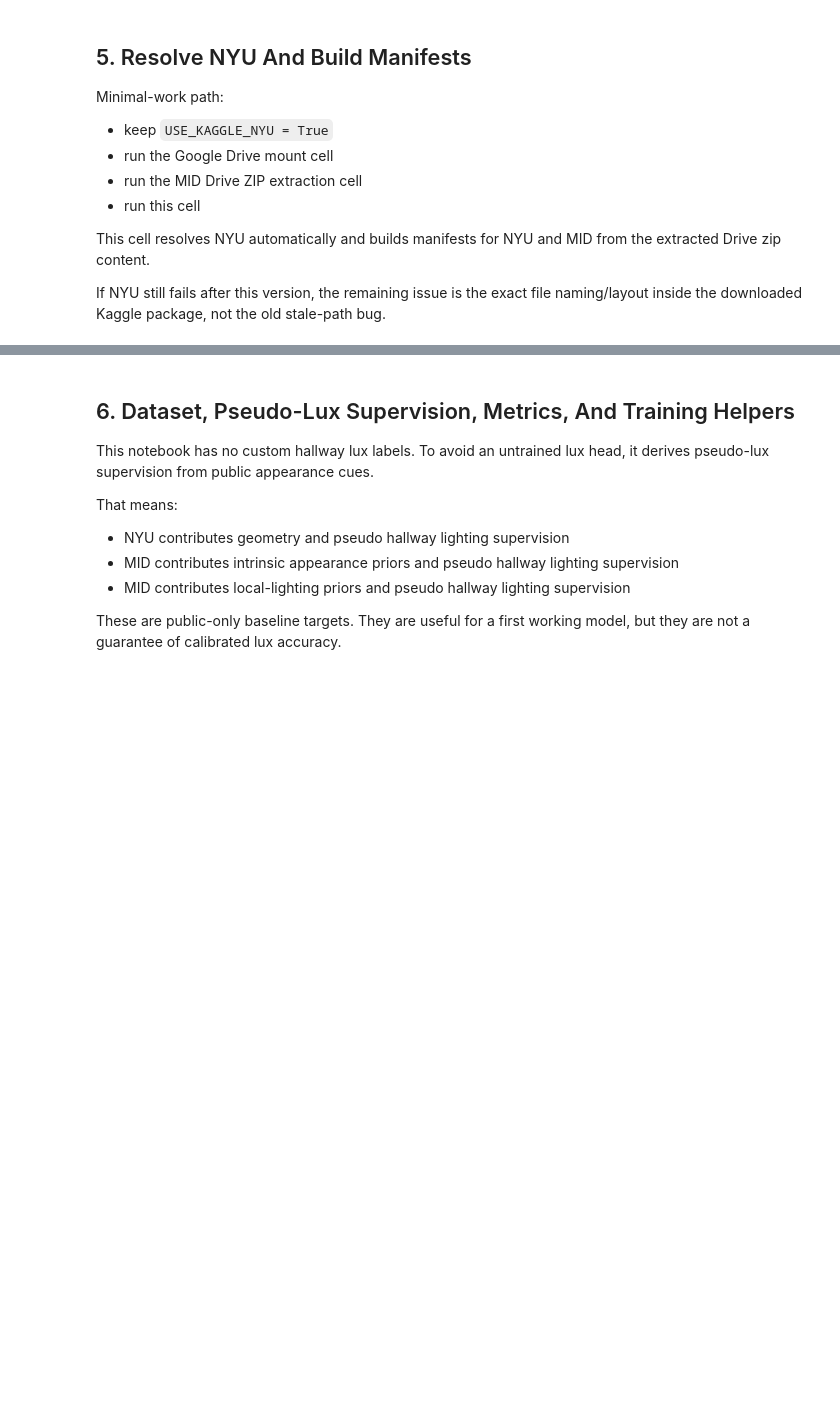
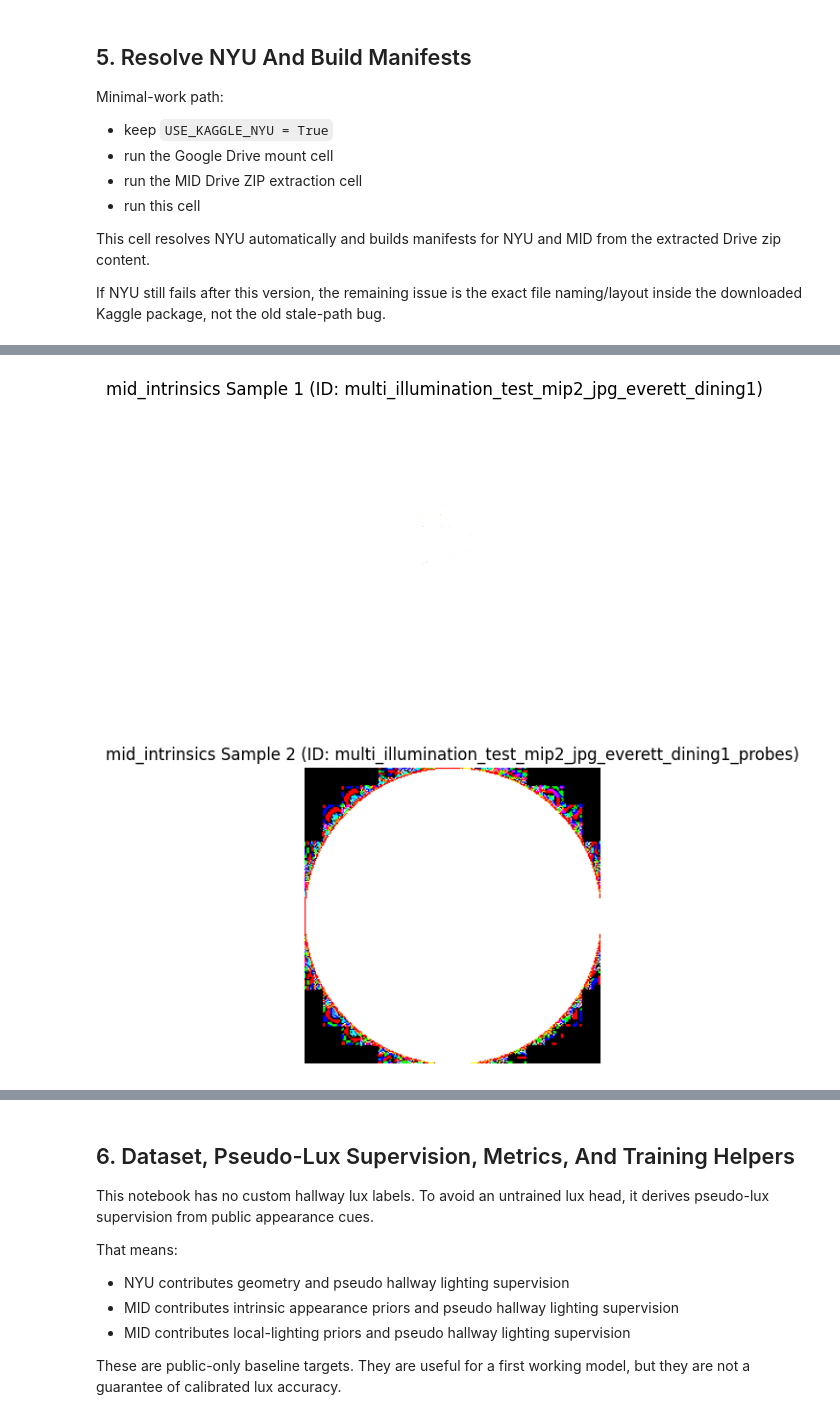
Before and after one commit to Arwin-K/APS112-DL-Lighting-Camera, a Jupyter notebook: hallway_lighting/notebooks/hallway_illuminance_train_test.ipynb, the cells around one changed output, grey strips where cells are left out. Saved outputs shown, nothing was run; the diff lists cells and outputs as text; code cells hidden in the pictures; blank space fills up the shorter version.

```diff
--- a/hallway_lighting/notebooks/hallway_illuminance_train_test.ipynb
+++ b/hallway_lighting/notebooks/hallway_illuminance_train_test.ipynb
@@ -1167,0 +1181,78 @@ FileNotFoundError: Could not locate NYU rgb/depth content, .mat file, extractabl
+# %%
+from __future__ import annotations
+
+from pathlib import Path
+from typing import Any, Mapping, Sequence
+
+import matplotlib.pyplot as plt
+import numpy as np
+from PIL import Image
+from skimage.io import imread
+import torch
+from torchvision import transforms
+
+# --- Start of copied definitions to fix NameError ---
+def denormalize_image(image: torch.Tensor) -> torch.Tensor:
+    mean = torch.tensor([0.485, 0.456, 0.406], device=image.device).view(3, 1, 1)
+    std = torch.tensor([0.229, 0.224, 0.225], device=image.device).view(3, 1, 1)
+    return image * std + mean
+
+
+def prepare_display_image(image: torch.Tensor | np.ndarray, denormalize: bool = True) -> np.ndarray:
+    if isinstance(image, torch.Tensor):
+        image = image.detach().cpu()
+        if denormalize and image.ndim == 3 and image.shape[0] == 3:
+            image = denormalize_image(image).clamp(0.0, 1.0)
+        image = image.numpy()
+    image = np.asarray(image)
+    if image.ndim == 3 and image.shape[0] in {1, 3}:
+        image = np.transpose(image, (1, 2, 0))
+    if image.ndim == 3 and image.shape[-1] == 1:
+        image = image[..., 0]
+    if image.ndim == 3:
+        return np.clip(image, 0.0, 1.0)
+    return image
+
+
+def show_image(image: torch.Tensor | np.ndarray, title: str = 'Image') -> None:
+    image_np = prepare_display_image(image)
+    plt.figure(figsize=(6, 4))
+    plt.imshow(image_np, cmap='gray' if image_np.ndim == 2 else None)
+    plt.title(title)
+    plt.axis('off')
+    plt.show()
+
+
+def _read_rgb_image(path: str | Path) -> Image.Image:
+    path = Path(path)
+    try:
+        return Image.open(path).convert('RGB')
+    except Exception:
+        array = np.asarray(imread(path))
+        if array.ndim == 2:
+            array = np.repeat(array[..., None], 3, axis=-1)
+        if array.shape[-1] > 3:
+            array = array[..., :3]
+        if array.dtype != np.uint8:
+            array = array.astype(np.float32)
+            array = array - array.min()
+            max_value = float(array.max())
+            if max_value > 0:
+                array = array / max_value
+            array = (array * 255.0).clip(0, 255).astype(np.uint8)
+        return Image.fromarray(array)
+# --- End of copied definitions ---
+
+
+print('Displaying first 3 images from each dataset:')
+
+for dataset_name, manifest in MANIFESTS.items():
+    print(f'\nDataset: {dataset_name}')
+    for i, row in manifest.head(3).iterrows():
+        image_path = Path(row['image_path'])
+        if image_path.exists():
+            image = _read_rgb_image(image_path)
+            show_image(image, title=f'{dataset_name} Sample {i+1} (ID: {row["sample_id"]})')
+        else:
+            print(f'Image not found: {image_path}')
+# %% [output]
@@ -1167,0 +1262,2 @@ FileNotFoundError: Could not locate NYU rgb/depth content, .mat file, extractabl
+[figure, added]
+[figure, added]
```
Also changed, not shown: parts of 6 cells of this notebook.
